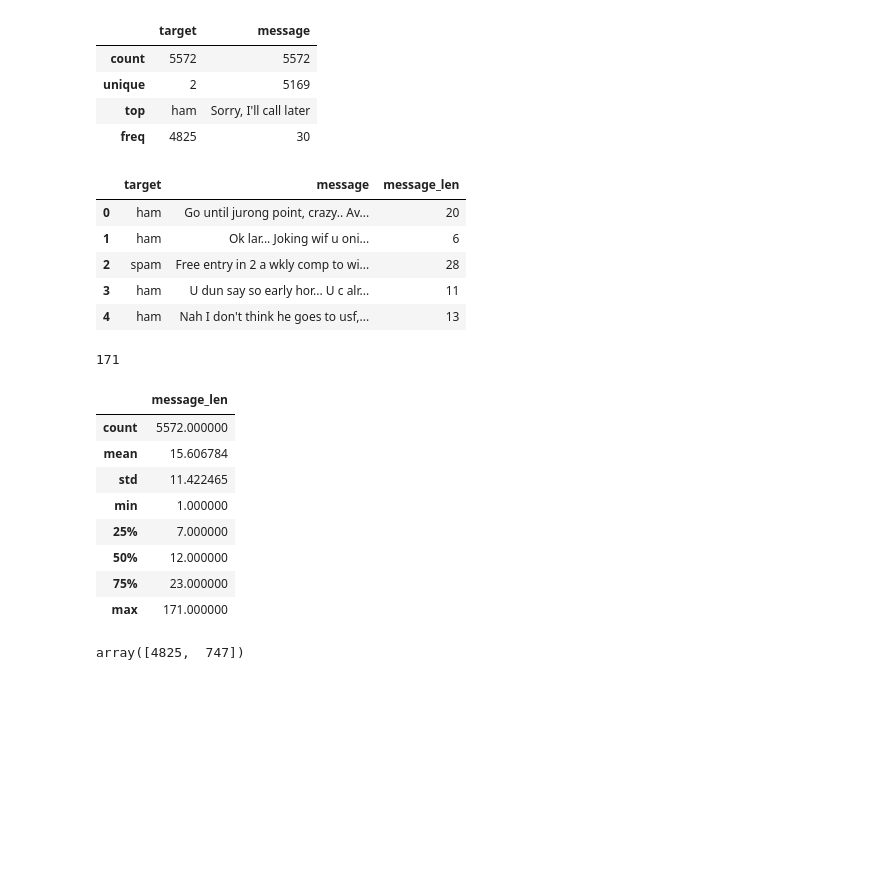
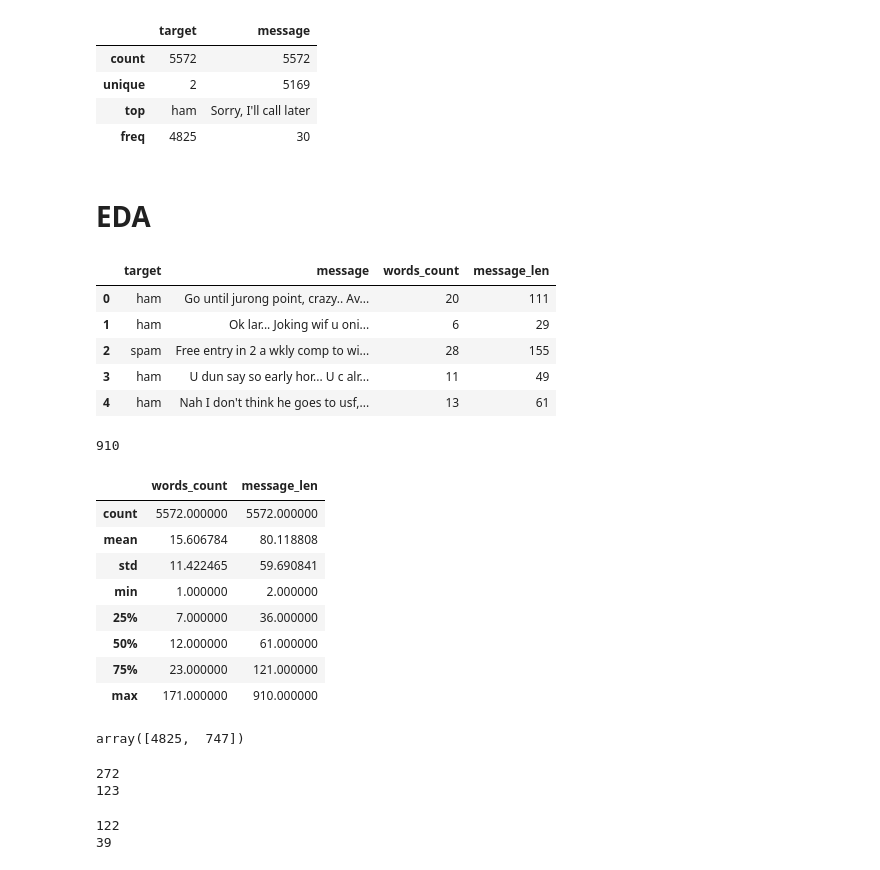
Before and after one commit to polachandu/SMS-Spam-Classification, a Jupyter notebook: sms-spam-classification-using-glove-bert-lstm.ipynb, the cells around one changed output. Drawn from its saved outputs; the diff is of its cells as text; code cells hidden in the pictures; blank space fills up the shorter version.

Commit message:
Kaggle Notebook | SMS-Spam-Classification using GloVe, BERT, LSTM | Version 3

```diff
--- a/sms-spam-classification-using-glove-bert-lstm.ipynb
+++ b/sms-spam-classification-using-glove-bert-lstm.ipynb
@@ -47,32 +59,35 @@ df.describe()
 | unique | 2 | 5169 |
 | top | ham | Sorry, I'll call later |
 | freq | 4825 | 30 |
+# %% [markdown]
+# EDA
 # %%
-df['message_len'] = df['message'].apply(lambda x: len(x.split(' ')))
+df['words_count'] = df['message'].apply(lambda x: len(x.split(' ')))
+df['message_len'] = df['message'].apply(len)
 df.head()
 # %% [output]
-|  | target | message | message_len |
-| 0 | ham | Go until jurong point, crazy.. Av... | 20 |
-| 1 | ham | Ok lar... Joking wif u oni... | 6 |
-| 2 | spam | Free entry in 2 a wkly comp to wi... | 28 |
-| 3 | ham | U dun say so early hor... U c alr... | 11 |
-| 4 | ham | Nah I don't think he goes to usf,... | 13 |
+|  | target | message | words_count | message_len |
+| 0 | ham | Go until jurong point, crazy.. Av... | 20 | 111 |
+| 1 | ham | Ok lar... Joking wif u oni... | 6 | 29 |
+| 2 | spam | Free entry in 2 a wkly comp to wi... | 28 | 155 |
+| 3 | ham | U dun say so early hor... U c alr... | 11 | 49 |
+| 4 | ham | Nah I don't think he goes to usf,... | 13 | 61 |
 # %%
 max(df["message_len"])
 # %% [output]
-171
+910
 # %%
 df.describe()
 # %% [output]
-|  | message_len |
-| count | 5572.000000 |
-| mean | 15.606784 |
-| std | 11.422465 |
-| min | 1.000000 |
-| 25% | 7.000000 |
-| 50% | 12.000000 |
-| 75% | 23.000000 |
-| max | 171.000000 |
+|  | words_count | message_len |
+| count | 5572.000000 | 5572.000000 |
+| mean | 15.606784 | 80.118808 |
+| std | 11.422465 | 59.690841 |
+| min | 1.000000 | 2.000000 |
+| 25% | 7.000000 | 36.000000 |
+| 50% | 12.000000 | 61.000000 |
+| 75% | 23.000000 | 121.000000 |
+| max | 171.000000 | 910.000000 |
 # %%
 balance_counts = df.groupby('target')['target'].agg('count').values
 balance_counts
@@ -80,0 +99,12 @@ array([4825,  747])
+# %%
+print(ham_df.count())
+print(ham_df.max())
+# %% [output]
+272
+123
+# %%
+print(spam_df.count())
+print(spam_df.max())
+# %% [output]
+122
+39
```
Also changed, not shown: parts of 11 cells of this notebook.
